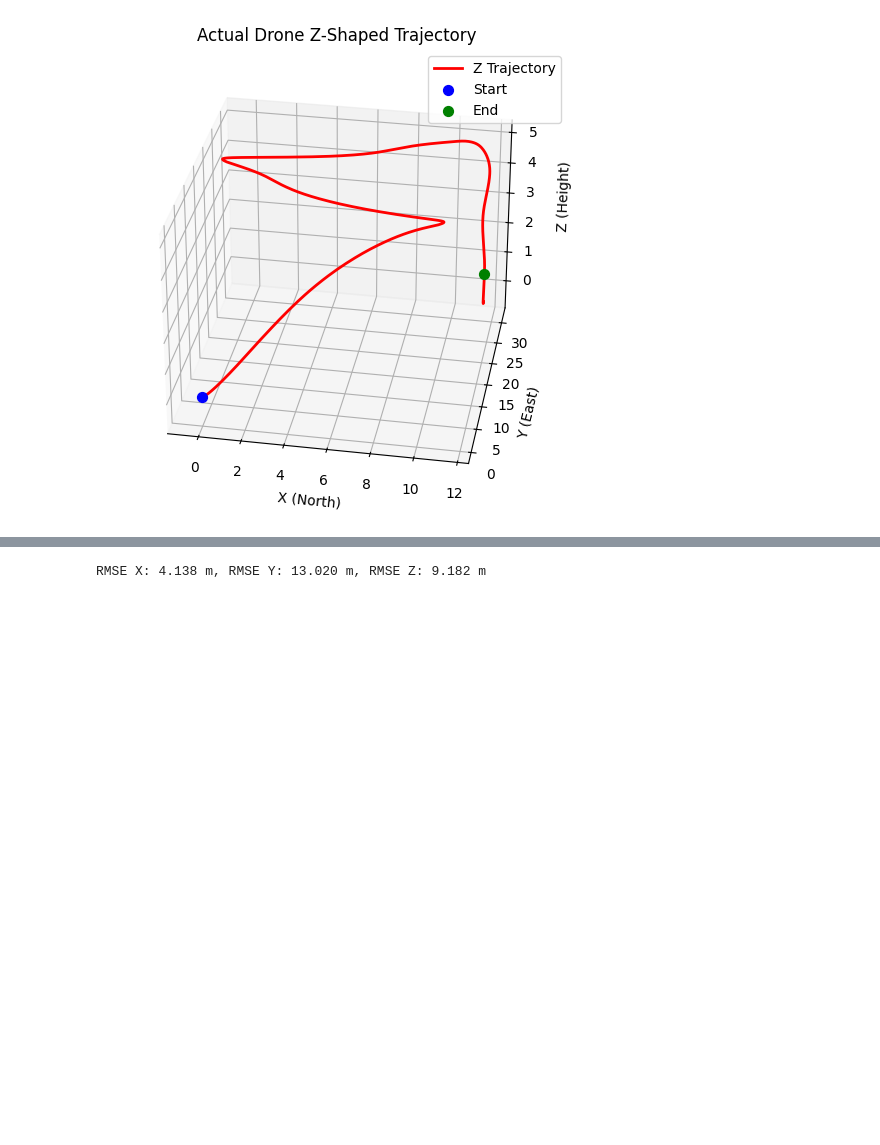
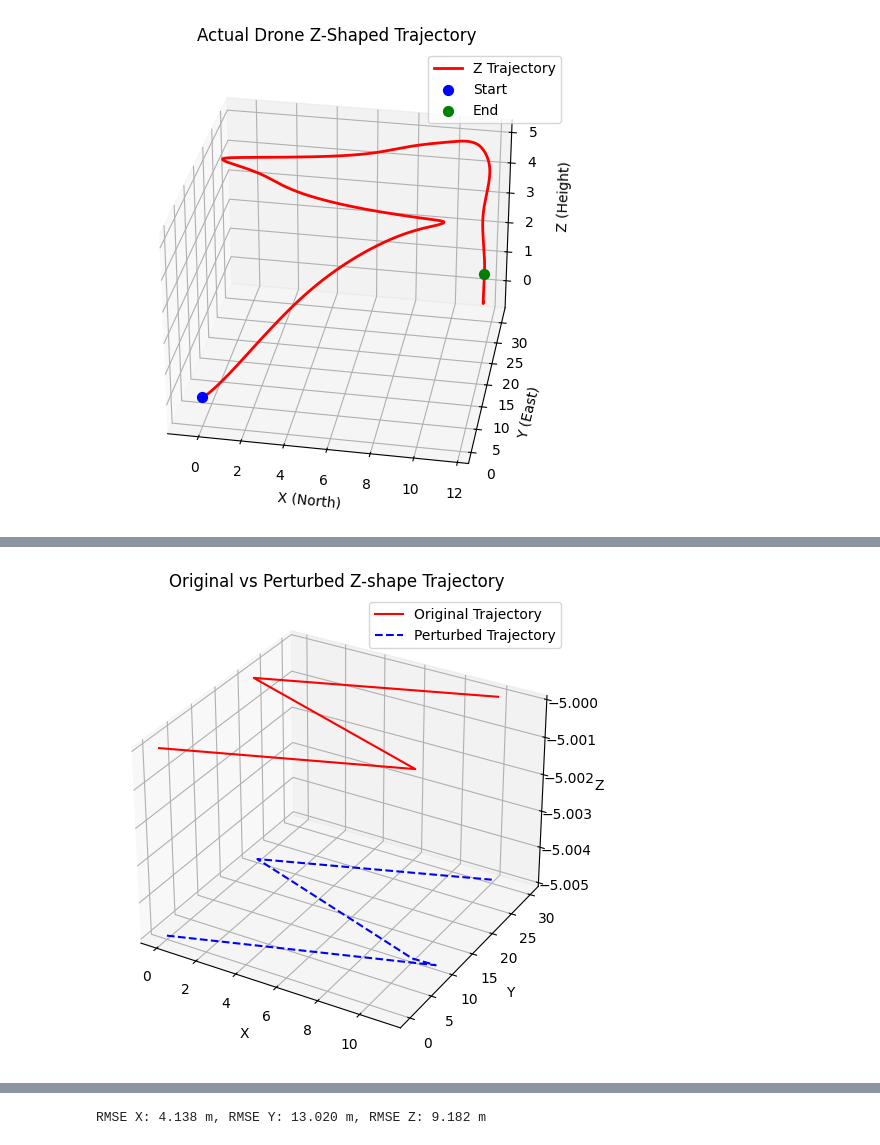
Before and after one commit to yuwei-jpg/BlockBased_Drone_FYP, a Jupyter notebook: movements/zigzag_shape/z_pic.ipynb, the cells around one changed output, grey strips where cells are left out. Drawn from its saved outputs; the diff is of its cells as text; code cells hidden in the pictures; blank space fills up the shorter version.

```diff
--- a/movements/zigzag_shape/z_pic.ipynb
+++ b/movements/zigzag_shape/z_pic.ipynb
@@ -117,0 +121,34 @@ plt.show()
+# %%
+import pandas as pd
+
+file_path = "z_trajectory.csv"
+df = pd.read_csv(file_path)
+
+df_perturbed = df.copy()
+df_perturbed.loc[0:49,'px'] *= 1.11065
+df_perturbed.loc[0:49,'py'] *= 1.01036
+df_perturbed['pz'] *= 1.001
+
+perturbed_file_path = "z_shape_trajectory_perturbed.csv"
+df_perturbed.to_csv(perturbed_file_path, index=False)
+
+import matplotlib.pyplot as plt
+
+
+fig = plt.figure(figsize=(10, 6))
+ax = fig.add_subplot(111, projection='3d')
+
+
+ax.plot(df['px'], df['py'], df['pz'], 'r', label='Original Trajectory')
+
+
+ax.plot(df_perturbed['px'], df_perturbed['py'], df_perturbed['pz'], 'b--', label='Perturbed Trajectory')
+
+ax.set_xlabel('X')
+ax.set_ylabel('Y')
+ax.set_zlabel('Z')
+ax.set_title('Original vs Perturbed Z-shape Trajectory')
+ax.legend()
+plt.show()
+# %% [output]
+[figure, added]
```
Also changed, not shown: parts of 6 cells of this notebook, 2 other files.
